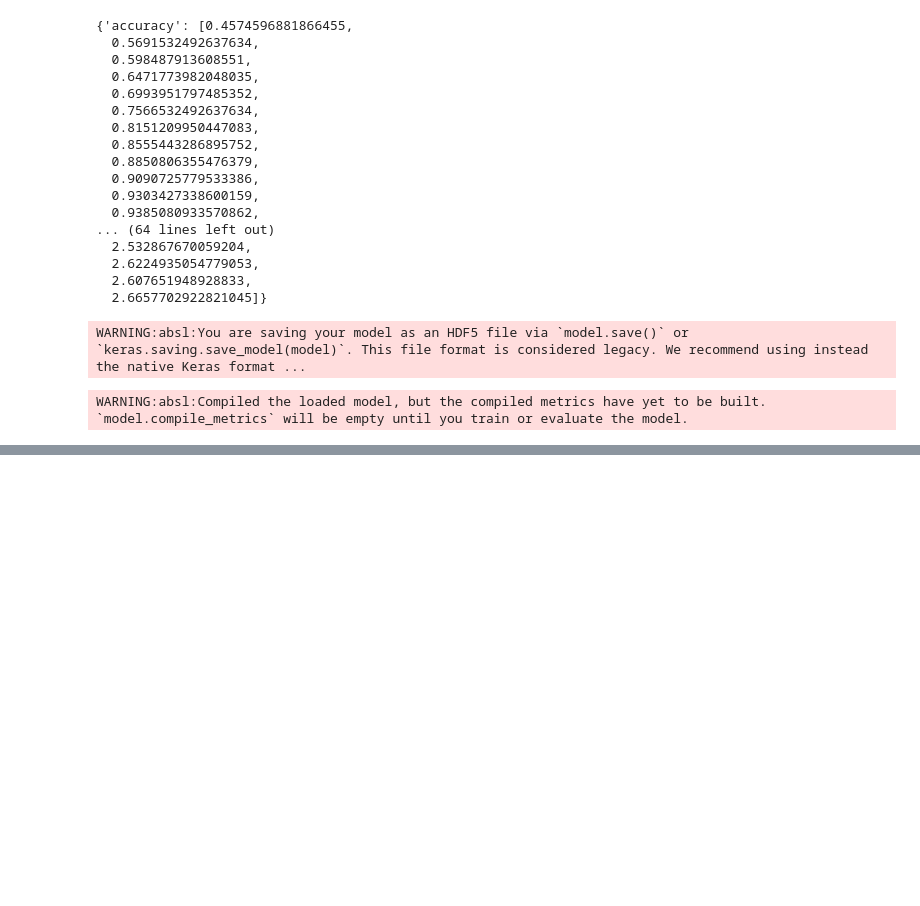
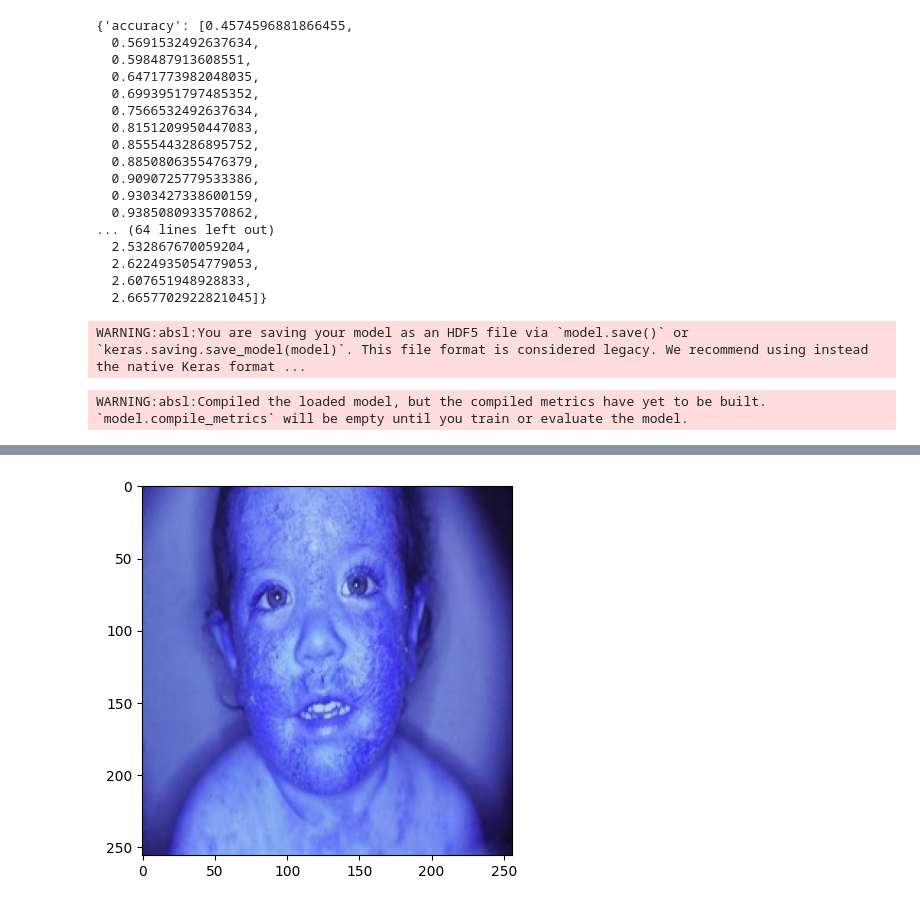
Before and after one commit to EmuEntropy/Sr.Proj-STopicsS2-Proj-Code-Repo, a Jupyter notebook: ML2.ipynb, the cells around one changed output, grey strips where cells are left out. Drawn from its saved outputs; the diff is of its cells as text; code cells hidden in the pictures; blank space fills up the shorter version.

```diff
--- a/ML2.ipynb
+++ b/ML2.ipynb
@@ -283,0 +280,6 @@ WARNING:absl:Compiled the loaded model, but the compiled metrics have yet to be
+# %%
+resize = tf.image.resize(img, (256, 256)) #resizes the image to 256x256 so the neural network can process it
+plt.imshow(resize.numpy().astype(int)) #displays the image
+plt.show() #shows the image
+# %% [output]
+[figure, added]
```
Also changed, not shown: parts of 10 cells of this notebook, 3 other files.
